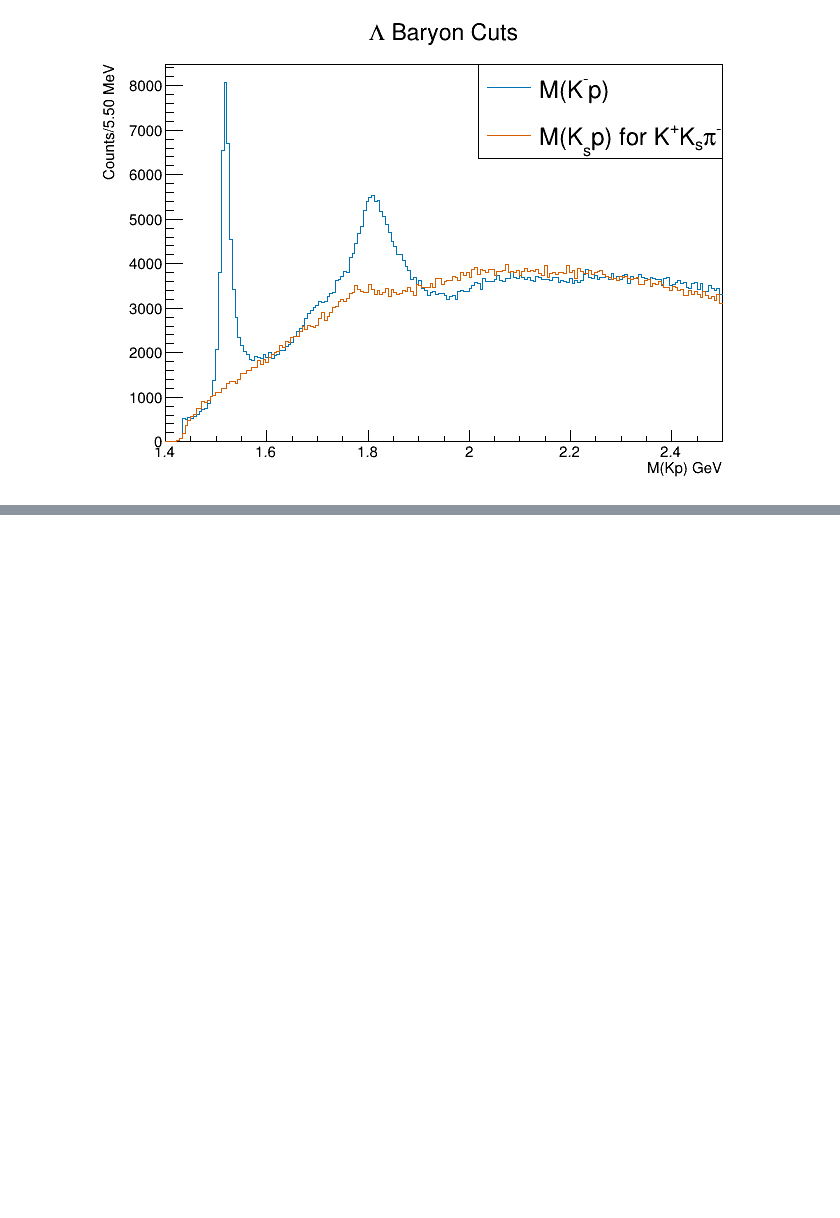
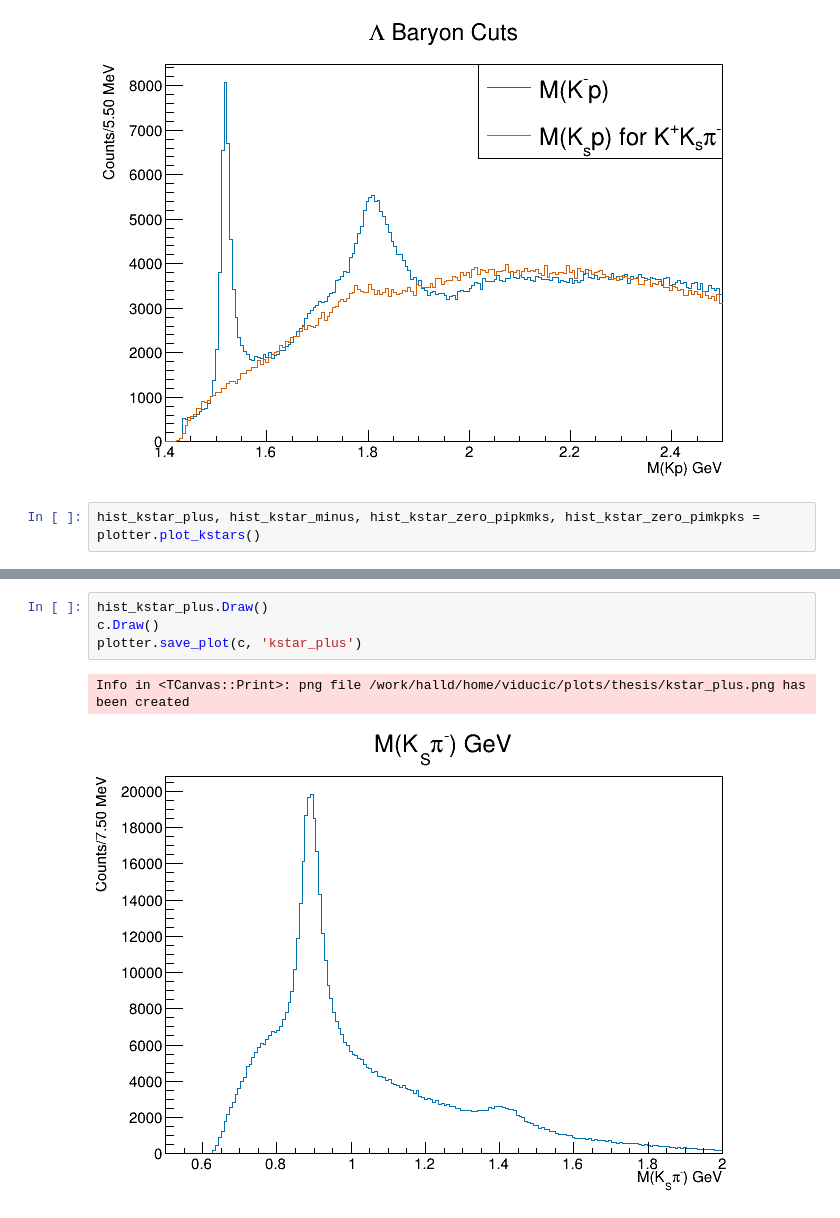
Before and after one commit to tylerviducic/gluex, a Jupyter notebook: scripts/plotting/thesis_plotter.ipynb, the cells around one changed output, grey strips where cells are left out. Saved outputs shown, nothing was run; the diff lists cells and outputs as text; blank space fills up the shorter version.

Commit message:
all 4 kstars added

```diff
--- a/scripts/plotting/thesis_plotter.ipynb
+++ b/scripts/plotting/thesis_plotter.ipynb
@@ -229,3 +229,5 @@ plotter.save_plot(c, 'lambda_cuts')
 building legend
 Info in <TCanvas::Print>: png file /work/halld/home/viducic/plots/thesis/lambda_cuts.png has been created
 [figure]
+# %%
+hist_kstar_plus, hist_kstar_minus, hist_kstar_zero_pipkmks, hist_kstar_zero_pimkpks = plotter.plot_kstars()
@@ -231,0 +252,7 @@ Info in <TCanvas::Print>: png file /work/halld/home/viducic/plots/thesis/lambda_
+# %%
+hist_kstar_plus.Draw()
+c.Draw()
+plotter.save_plot(c, 'kstar_plus')
+# %% [output]
+Info in <TCanvas::Print>: png file /work/halld/home/viducic/plots/thesis/kstar_plus.png has been created
+[figure, added]
```
Also changed, not shown: parts of 6 cells of this notebook, 1 other file.
